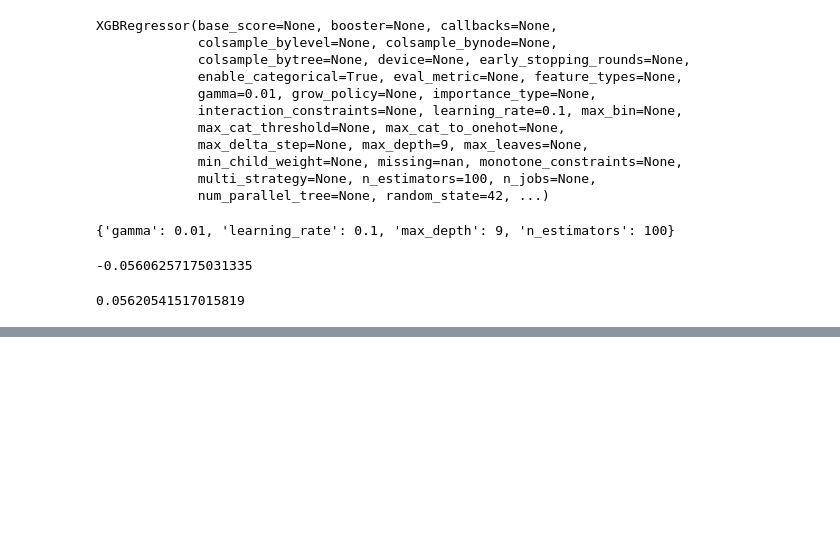
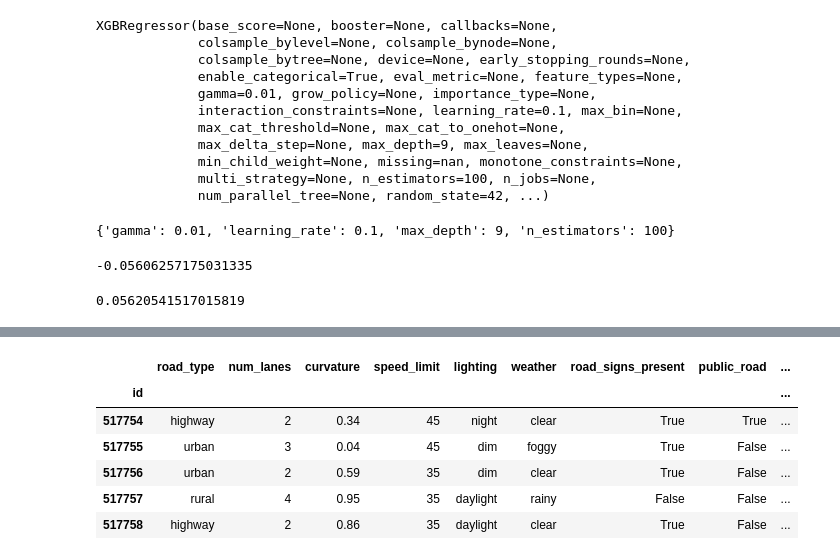
Before and after one commit to Enzo-Olivieri/Predicting-Road-Accident-Risk, a Jupyter notebook: Model.ipynb, the cells around one changed output, grey strips where cells are left out. Drawn from its saved outputs; the diff is of its cells as text; code cells hidden in the pictures; blank space fills up the shorter version.

```diff
--- a/Model.ipynb
+++ b/Model.ipynb
@@ -229,3 +268,10 @@ RMSE
 # %%
 # Load the testing data
-test_data = pd.read_csv("test.csv")
+test_data = pd.read_csv("test.csv", index_col='id')
+# %%
+# Transfrom data types
+obj_cols = [col for col in test_data.columns if test_data[col].dtype == 'O']
+
+test_data[obj_cols] = test_data[obj_cols].astype('category')
+
+test_data.dtypes
@@ -231,0 +292,10 @@ test_data = pd.read_csv("test.csv")
+# %%
+test_data.head()
+# %% [output]
+|  | road_type | num_lanes | curvature | speed_limit | lighting | weather | road_signs_present | public_road | ... |
+| id |  |  |  |  |  |  |  |  | ... |
+| 517754 | highway | 2 | 0.34 | 45 | night | clear | True | True | ... |
+| 517755 | urban | 3 | 0.04 | 45 | dim | foggy | True | False | ... |
+| 517756 | urban | 2 | 0.59 | 35 | dim | clear | True | False | ... |
+| 517757 | rural | 4 | 0.95 | 35 | daylight | rainy | False | False | ... |
+| 517758 | highway | 2 | 0.86 | 35 | daylight | clear | True | False | ... |
```
Also changed, not shown: parts of 18 cells of this notebook.
